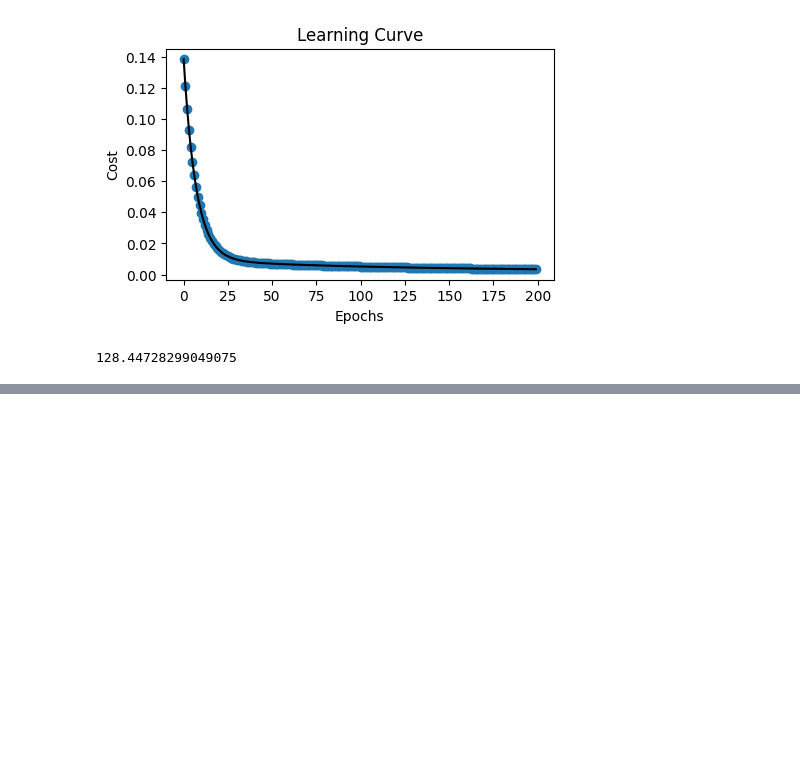
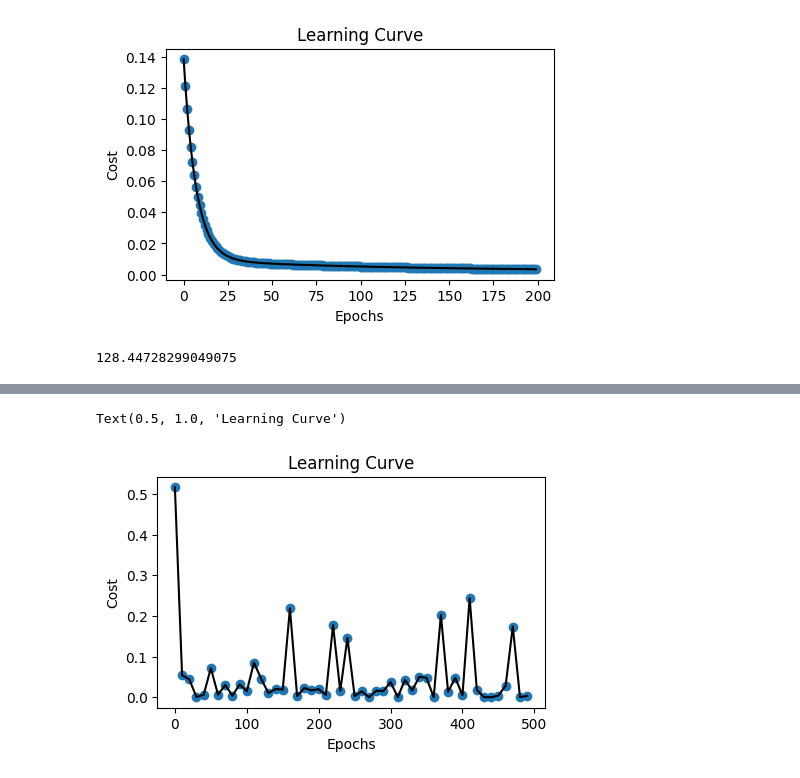
Before and after one commit to pb319/Learning_Deep_Learning, a Jupyter notebook: Lesson6/practice.ipynb, the cells around one changed output, grey strips where cells are left out. Saved outputs shown, nothing was run; the diff lists cells and outputs as text; code cells hidden in the pictures; blank space fills up the shorter version.

Commit message:
Stochastic Gradient Descent added

```diff
--- a/Lesson6/practice.ipynb
+++ b/Lesson6/practice.ipynb
@@ -79,0 +86,32 @@ predict(2600,4,w,b)
+# %%
+import random
+def stochastic_gradient_descent(X,y_label,epochs=100,rate=0.05):
+    num_of_feature = X.shape[1]
+    w = np.ones(num_of_feature)
+    b = 0
+    sample_size = X.shape[0]
+
+    cost_lst = []
+    epoch_lst = []
+
+    for i in range(epochs):
+        ranidx = random.randint(0,sample_size-1)
+        X_idx = X[ranidx]
+        y_idx = y_label[ranidx]
+        f_x = np.dot(X_idx.T,w) + b
+        dj_dw =  np.dot(X_idx.T,(f_x - y_idx))/sample_size
+        dj_db =  np.mean(f_x - y_idx)
+
+        w = w - (rate * dj_dw)
+        b = b - (rate * dj_db)
+
+        cost = np.square(f_x-y_idx)
+
+        if i%10 == 0:
+            cost_lst.append(cost)
+            epoch_lst.append(i)
+
+    return w,b,cost_lst,epoch_lst
+# %%
+w_sgd,b_sgd,cost_lst,epoch_lst = stochastic_gradient_descent(scaled_X,y,epochs= 500)
+cost_lst,epoch_lst
@@ -79,0 +136,11 @@ predict(2600,4,w,b)
+# %%
+import matplotlib.pyplot as plt
+plt.figure(figsize= (5,3))
+plt.scatter(epoch_lst,cost_lst)
+plt.plot(epoch_lst,cost_lst,color ="black")
+plt.xlabel("Epochs")
+plt.ylabel("Cost")
+plt.title("Learning Curve")
+# %% [output]
+Text(0.5, 1.0, 'Learning Curve')
+[figure, added]
```
Also changed, not shown: parts of 3 cells of this notebook, 1 other file.
